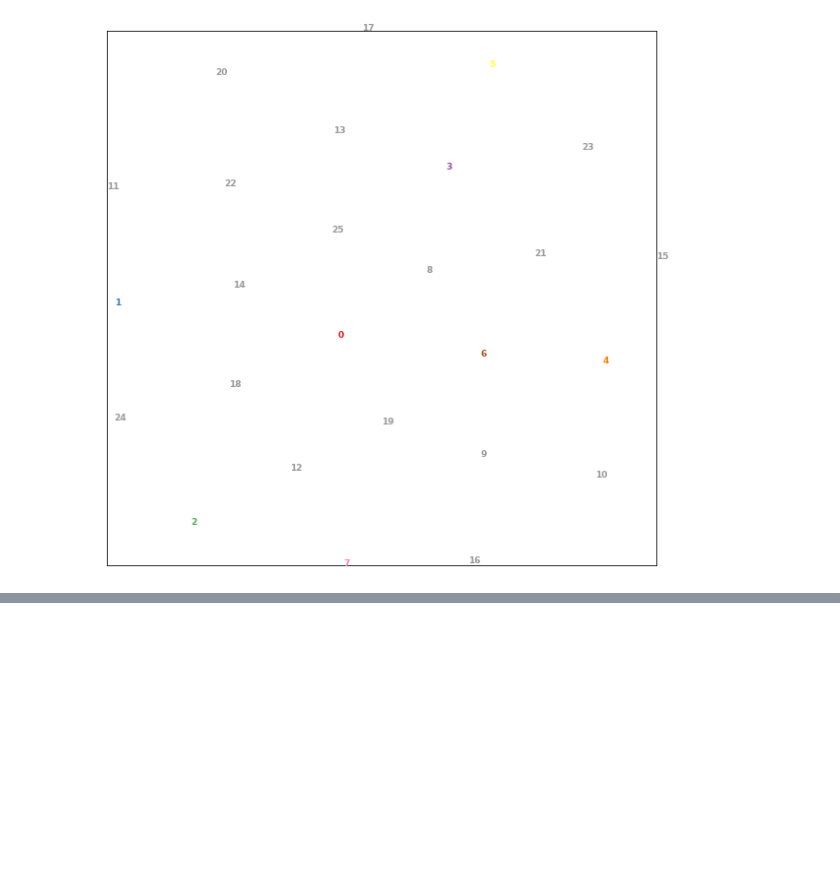
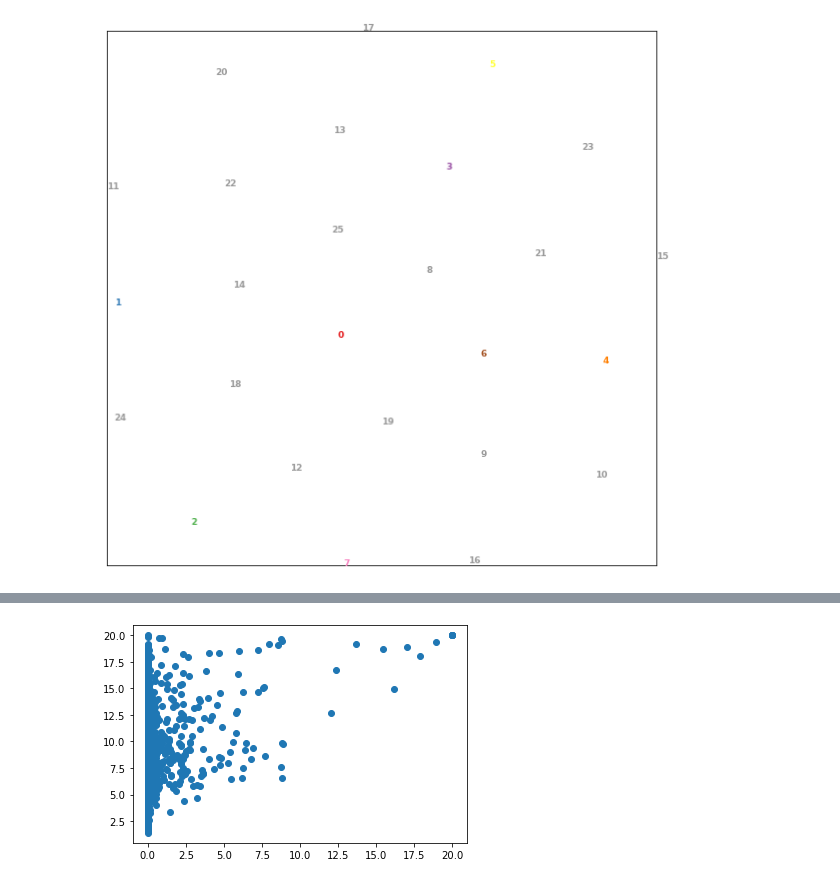
Before and after one commit to JeterHwang/guide-tree, a Jupyter notebook: guideTree-python/visualize.ipynb, the cells around one changed output, grey strips where cells are left out. Drawn from its saved outputs; the diff is of its cells as text; code cells hidden in the pictures; blank space fills up the shorter version.

```diff
--- a/guideTree-python/visualize.ipynb
+++ b/guideTree-python/visualize.ipynb
@@ -116,0 +129,8 @@ data_visualize(esm_embedded, [i for i in range(len(esm))])
+# %%
+predicted = np.load('./ckpt/lstm/predicted-1.npy')
+ground = np.load('./ckpt/lstm/ground-1.npy')
+
+plt.scatter(predicted, ground)
+plt.show()
+# %% [output]
+[figure, added]
```
Also changed, not shown: parts of 4 cells of this notebook, 4 other files.
